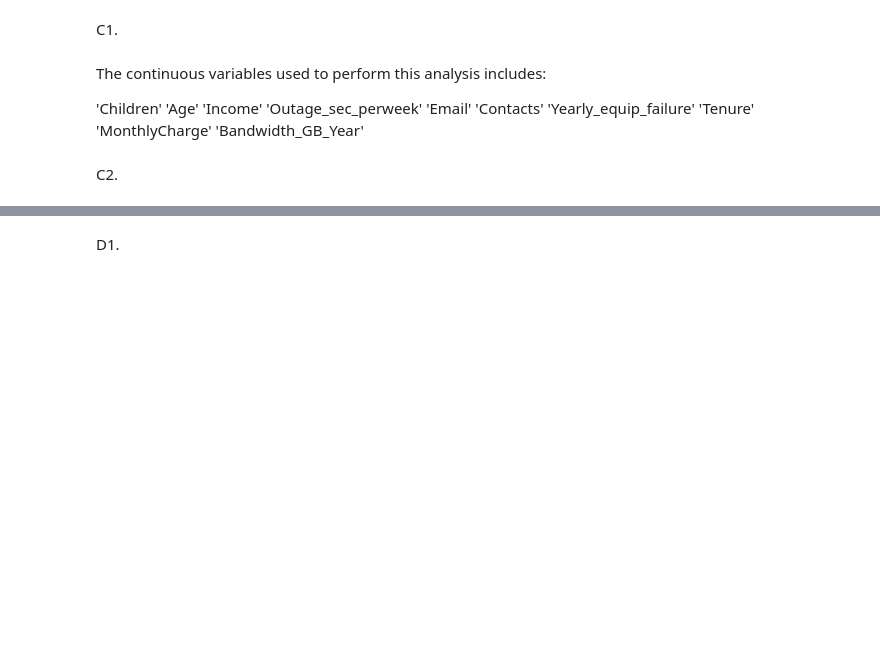
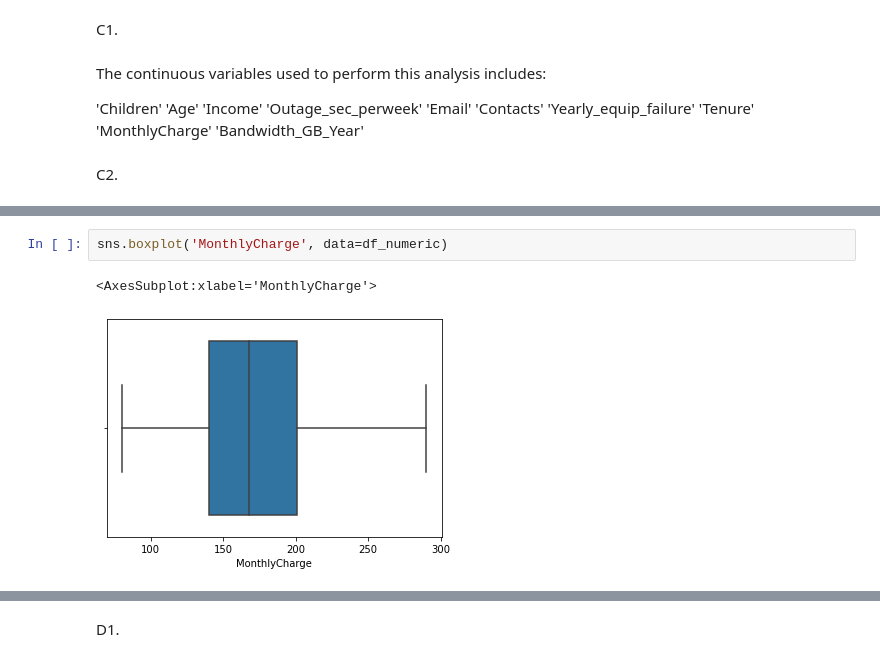
Before and after one commit to michaelle93/D212, a Jupyter notebook: D212task2.ipynb, the cells around one changed output, grey strips where cells are left out. Saved outputs shown, nothing was run; the diff lists cells and outputs as text; blank space fills up the shorter version.

```diff
--- a/D212task2.ipynb
+++ b/D212task2.ipynb
@@ -33,0 +191,5 @@ C2.
+# %%
+sns.boxplot('MonthlyCharge', data=df_numeric)
+# %% [output]
+<AxesSubplot:xlabel='MonthlyCharge'>
+[figure, added]
```
Also changed, not shown: parts of 44 cells of this notebook, 1 other file.
